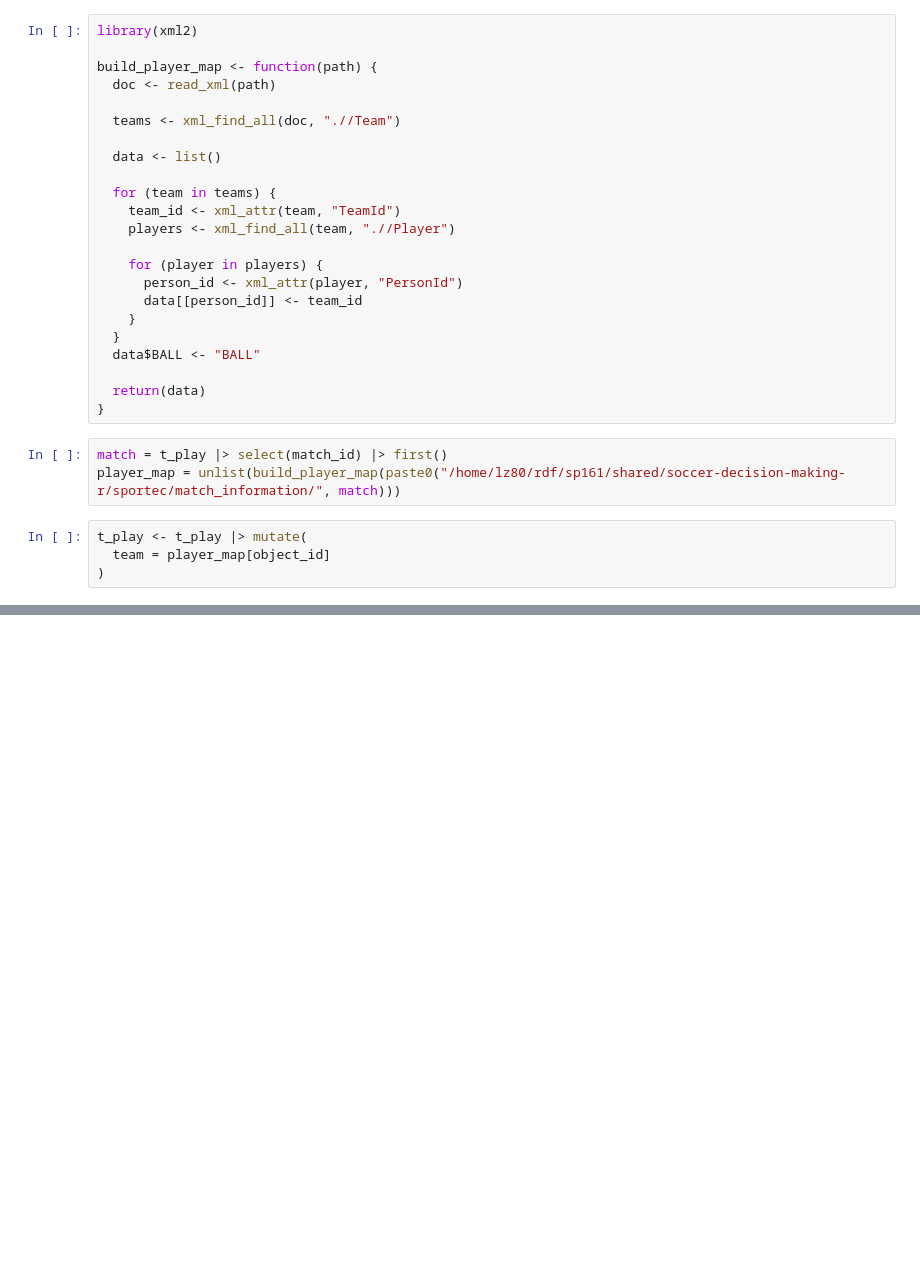
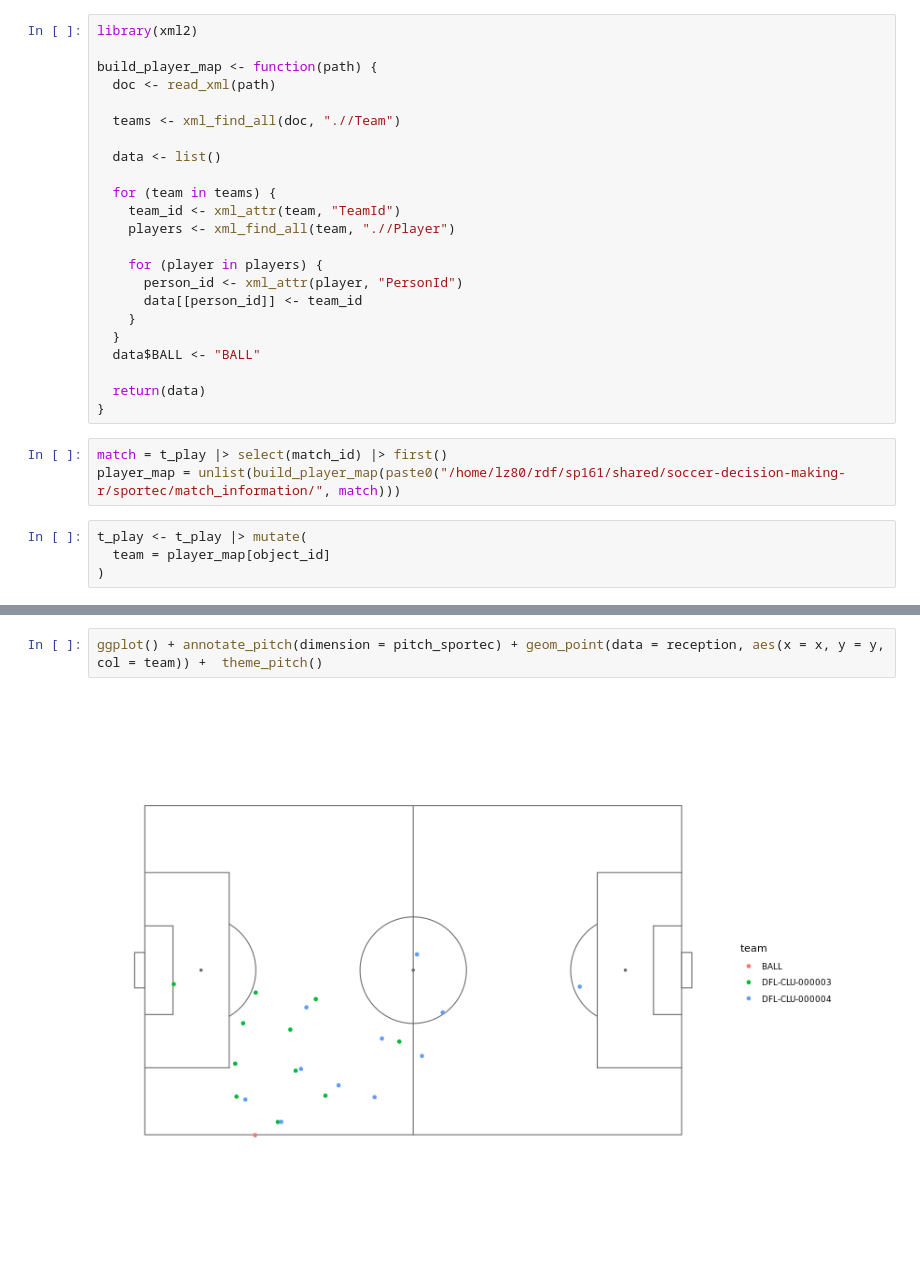
Before and after one commit to saberpowers/soccer-decision-making-r, a Jupyter notebook: scripts/sandbox/etl_r_test.ipynb, the cells around one changed output, grey strips where cells are left out. Cells and saved outputs as stored; diff of their text form; blank space fills up the shorter version.

```diff
--- a/scripts/sandbox/etl_r_test.ipynb
+++ b/scripts/sandbox/etl_r_test.ipynb
@@ -139,0 +118,4 @@ geom_soccer(league = "EPL") + geom_point(data = t_play, aes(x = x, y = y, col =
+# %%
+ggplot() + annotate_pitch(dimension = pitch_sportec) + geom_point(data = reception, aes(x = x, y = y, col = team)) +  theme_pitch()
+# %% [output]
+[figure, added]
```
Also changed, not shown: parts of 6 cells of this notebook, 2 other files.
